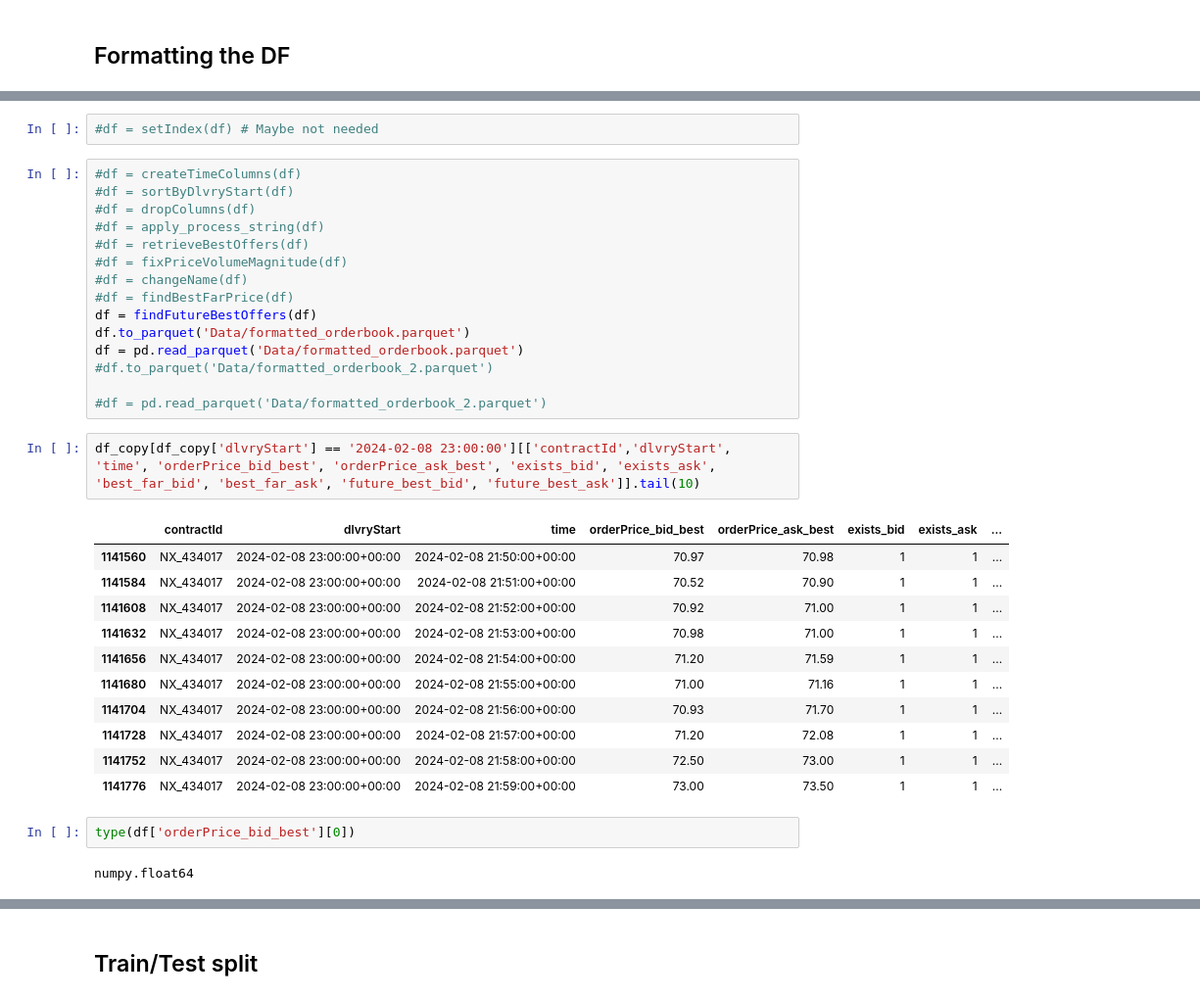
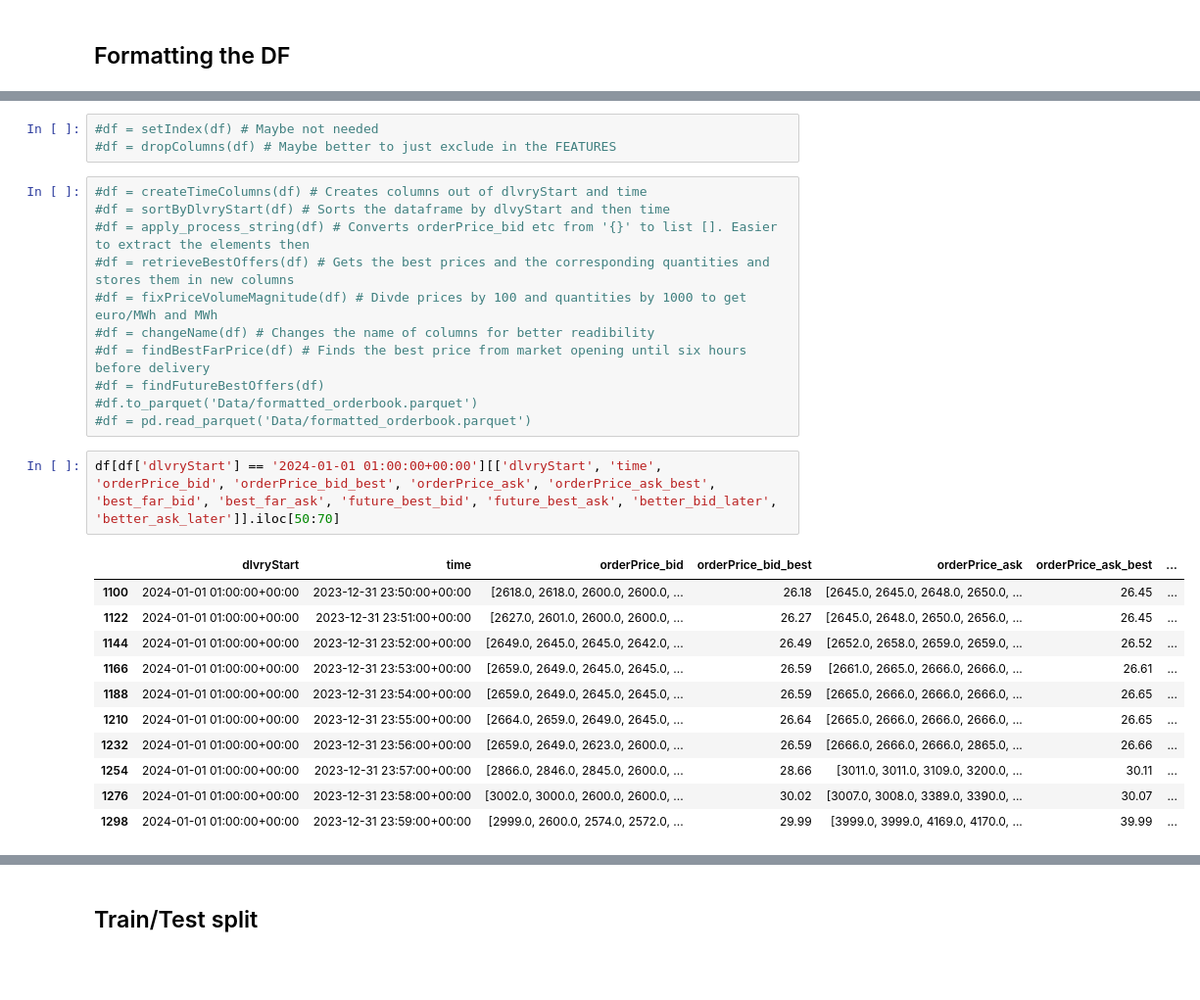
Before and after one commit to axelandreassen/Forecasting-ID-prices, a Jupyter notebook: DataPrep.ipynb, the cells around one changed output, grey strips where cells are left out. Shown at 98% size. Saved outputs shown, nothing was run; the diff lists cells and outputs as text; blank space fills up the shorter version.

```diff
--- a/DataPrep.ipynb
+++ b/DataPrep.ipynb
@@ -332,36 +347,29 @@ def findBestFarPrice(df):
     return df
 # %%
 #df = setIndex(df) # Maybe not needed
+#df = dropColumns(df) # Maybe better to just exclude in the FEATURES
-# %%
-#df = createTimeColumns(df)
-#df = sortByDlvryStart(df)
-#df = dropColumns(df)
-#df = apply_process_string(df)
-#df = retrieveBestOffers(df)
-#df = fixPriceVolumeMagnitude(df)
-#df = changeName(df)
-#df = findBestFarPrice(df)
-df = findFutureBestOffers(df)
-df.to_parquet('Data/formatted_orderbook.parquet')
-df = pd.read_parquet('Data/formatted_orderbook.parquet')
-#df.to_parquet('Data/formatted_orderbook_2.parquet')
-
-#df = pd.read_parquet('Data/formatted_orderbook_2.parquet')
+# %%
+#df = createTimeColumns(df) # Creates columns out of dlvryStart and time
+#df = sortByDlvryStart(df) # Sorts the dataframe by dlvyStart and then time
+#df = apply_process_string(df) # Converts orderPrice_bid etc from '{}' to list []. Easier to extract the elements then
+#df = retrieveBestOffers(df) # Gets the best prices and the corresponding quantities and stores them in new columns
+#df = fixPriceVolumeMagnitude(df) # Divde prices by 100 and quantities by 1000 to get euro/MWh and MWh
+#df = changeName(df) # Changes the name of columns for better readibility
+#df = findBestFarPrice(df) # Finds the best price from market opening until six hours before delivery
+#df = findFutureBestOffers(df)
+#df.to_parquet('Data/formatted_orderbook.parquet')
+#df = pd.read_parquet('Data/formatted_orderbook.parquet')
 # %%
-df_copy[df_copy['dlvryStart'] == '2024-02-08 23:00:00'][['contractId','dlvryStart', 'time', 'orderPrice_bid_best', 'orderPrice_ask_best', 'exists_bid', 'exists_ask', 'best_far_bid', 'best_far_ask', 'future_best_bid', 'future_best_ask']].tail(10)
+df[df['dlvryStart'] == '2024-01-01 01:00:00+00:00'][['dlvryStart', 'time', 'orderPrice_bid', 'orderPrice_bid_best', 'orderPrice_ask', 'orderPrice_ask_best', 'best_far_bid', 'best_far_ask', 'future_best_bid', 'future_best_ask', 'better_bid_later', 'better_ask_later']].iloc[50:70]
 # %% [output]
-|  | contractId | dlvryStart | time | orderPrice_bid_best | orderPrice_ask_best | exists_bid | exists_ask | ... |
-| 1141560 | NX_434017 | 2024-02-08 23:00:00+00:00 | 2024-02-08 21:50:00+00:00 | 70.97 | 70.98 | 1 | 1 | ... |
-| 1141584 | NX_434017 | 2024-02-08 23:00:00+00:00 | 2024-02-08 21:51:00+00:00 | 70.52 | 70.90 | 1 | 1 | ... |
-| 1141608 | NX_434017 | 2024-02-08 23:00:00+00:00 | 2024-02-08 21:52:00+00:00 | 70.92 | 71.00 | 1 | 1 | ... |
-| 1141632 | NX_434017 | 2024-02-08 23:00:00+00:00 | 2024-02-08 21:53:00+00:00 | 70.98 | 71.00 | 1 | 1 | ... |
-| 1141656 | NX_434017 | 2024-02-08 23:00:00+00:00 | 2024-02-08 21:54:00+00:00 | 71.20 | 71.59 | 1 | 1 | ... |
-| 1141680 | NX_434017 | 2024-02-08 23:00:00+00:00 | 2024-02-08 21:55:00+00:00 | 71.00 | 71.16 | 1 | 1 | ... |
-| 1141704 | NX_434017 | 2024-02-08 23:00:00+00:00 | 2024-02-08 21:56:00+00:00 | 70.93 | 71.70 | 1 | 1 | ... |
-| 1141728 | NX_434017 | 2024-02-08 23:00:00+00:00 | 2024-02-08 21:57:00+00:00 | 71.20 | 72.08 | 1 | 1 | ... |
-| 1141752 | NX_434017 | 2024-02-08 23:00:00+00:00 | 2024-02-08 21:58:00+00:00 | 72.50 | 73.00 | 1 | 1 | ... |
-| 1141776 | NX_434017 | 2024-02-08 23:00:00+00:00 | 2024-02-08 21:59:00+00:00 | 73.00 | 73.50 | 1 | 1 | ... |
+|  | dlvryStart | time | orderPrice_bid | orderPrice_bid_best | orderPrice_ask | orderPrice_ask_best | ... |
+| 1100 | 2024-01-01 01:00:00+00:00 | 2023-12-31 23:50:00+00:00 | [2618.0, 2618.0, 2600.0, 2600.0, ... | 26.18 | [2645.0, 2645.0, 2648.0, 2650.0, ... | 26.45 | ... |
+| 1122 | 2024-01-01 01:00:00+00:00 | 2023-12-31 23:51:00+00:00 | [2627.0, 2601.0, 2600.0, 2600.0, ... | 26.27 | [2645.0, 2648.0, 2650.0, 2656.0, ... | 26.45 | ... |
+| 1144 | 2024-01-01 01:00:00+00:00 | 2023-12-31 23:52:00+00:00 | [2649.0, 2645.0, 2645.0, 2642.0, ... | 26.49 | [2652.0, 2658.0, 2659.0, 2659.0, ... | 26.52 | ... |
+| 1166 | 2024-01-01 01:00:00+00:00 | 2023-12-31 23:53:00+00:00 | [2659.0, 2649.0, 2645.0, 2645.0, ... | 26.59 | [2661.0, 2665.0, 2666.0, 2666.0, ... | 26.61 | ... |
+| 1188 | 2024-01-01 01:00:00+00:00 | 2023-12-31 23:54:00+00:00 | [2659.0, 2649.0, 2645.0, 2645.0, ... | 26.59 | [2665.0, 2666.0, 2666.0, 2666.0, ... | 26.65 | ... |
+| 1210 | 2024-01-01 01:00:00+00:00 | 2023-12-31 23:55:00+00:00 | [2664.0, 2659.0, 2649.0, 2645.0, ... | 26.64 | [2665.0, 2666.0, 2666.0, 2666.0, ... | 26.65 | ... |
+| 1232 | 2024-01-01 01:00:00+00:00 | 2023-12-31 23:56:00+00:00 | [2659.0, 2649.0, 2623.0, 2600.0, ... | 26.59 | [2666.0, 2666.0, 2666.0, 2865.0, ... | 26.66 | ... |
+| 1254 | 2024-01-01 01:00:00+00:00 | 2023-12-31 23:57:00+00:00 | [2866.0, 2846.0, 2845.0, 2600.0, ... | 28.66 | [3011.0, 3011.0, 3109.0, 3200.0, ... | 30.11 | ... |
+| 1276 | 2024-01-01 01:00:00+00:00 | 2023-12-31 23:58:00+00:00 | [3002.0, 3000.0, 2600.0, 2600.0, ... | 30.02 | [3007.0, 3008.0, 3389.0, 3390.0, ... | 30.07 | ... |
+| 1298 | 2024-01-01 01:00:00+00:00 | 2023-12-31 23:59:00+00:00 | [2999.0, 2600.0, 2574.0, 2572.0, ... | 29.99 | [3999.0, 3999.0, 4169.0, 4170.0, ... | 39.99 | ... |
-# %%
-type(df['orderPrice_bid_best'][0])
-# %% [output]
-numpy.float64
```
Also changed, not shown: parts of 39 cells of this notebook.
